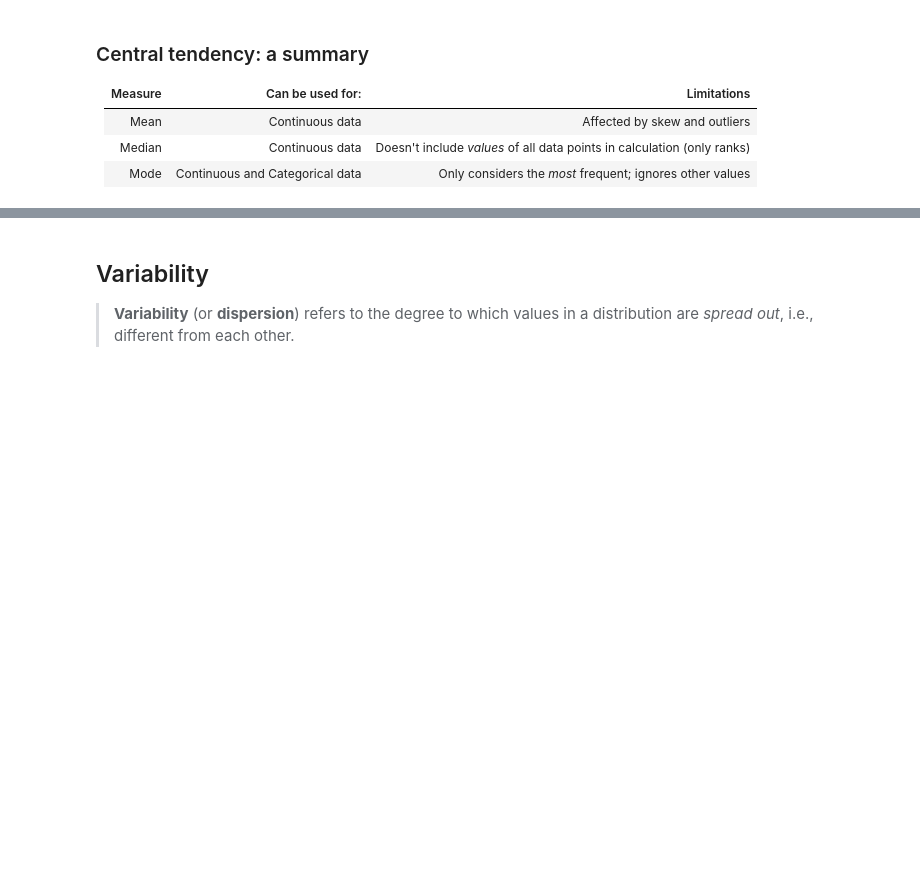
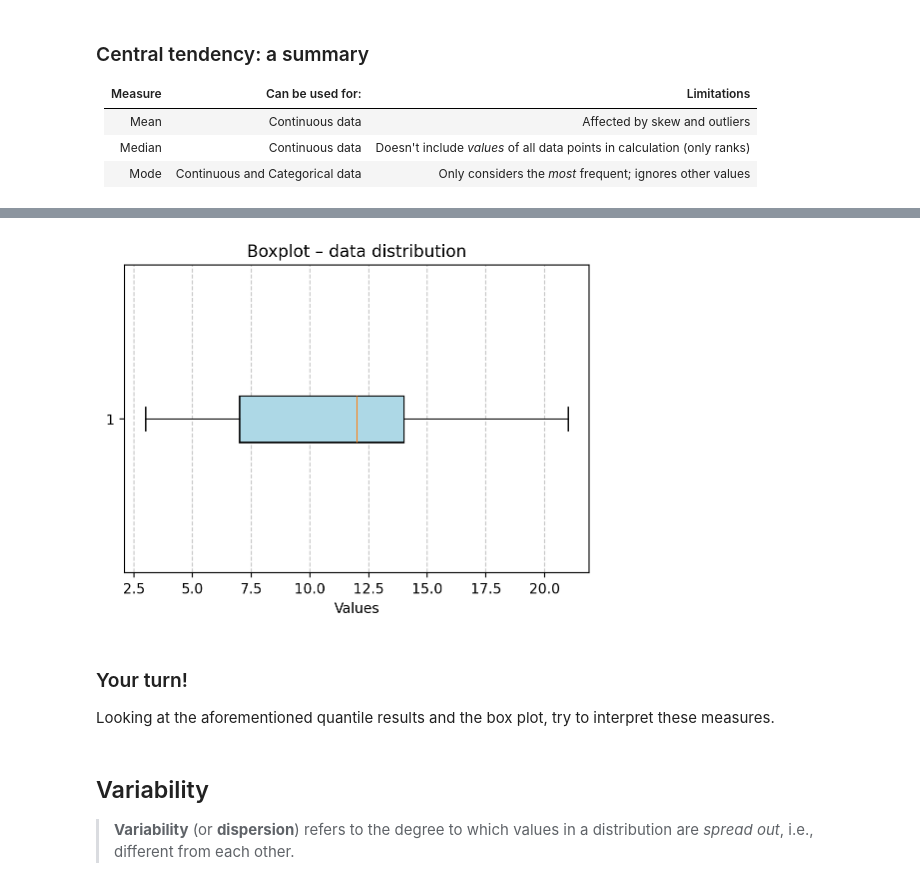
Before and after one commit to kflisikowsky/Data_Analysis_Workshops, a Jupyter notebook: 09-stats.ipynb, the cells around one changed output, grey strips where cells are left out. Drawn from its saved outputs; the diff is of its cells as text; code cells hidden in the pictures; blank space fills up the shorter version.

```diff
--- a/09-stats.ipynb
+++ b/09-stats.ipynb
@@ -235,0 +462,5 @@ Name: gdp_cap, Length: 1704, dtype: float64
+# %%
+# Sample data
+mydata = [3, 7, 8, 5, 12, 14, 21, 13, 18]
+mydata_sorted = sorted(mydata)
+print("Sorted data:", mydata_sorted)
@@ -236,3 +506,16 @@ Name: gdp_cap, Length: 1704, dtype: float64
+# %%
+plt.figure(figsize=(6, 4))
+plt.boxplot(mydata, vert=False, patch_artist=True, boxprops=dict(facecolor='lightblue'));
+plt.title("Boxplot – data distribution")
+plt.xlabel("Values")
+plt.grid(True, axis='x', linestyle='--', alpha=0.7)
+plt.show()
+# %% [output]
+[figure, added]
+# %% [markdown]
+### Your turn!
+
+Looking at the aforementioned quantile results and the box plot, try to interpret these measures.
 # %% [markdown]
 ## Variability
 
```
Also changed, not shown: parts of 66 cells of this notebook, 3 other files.
